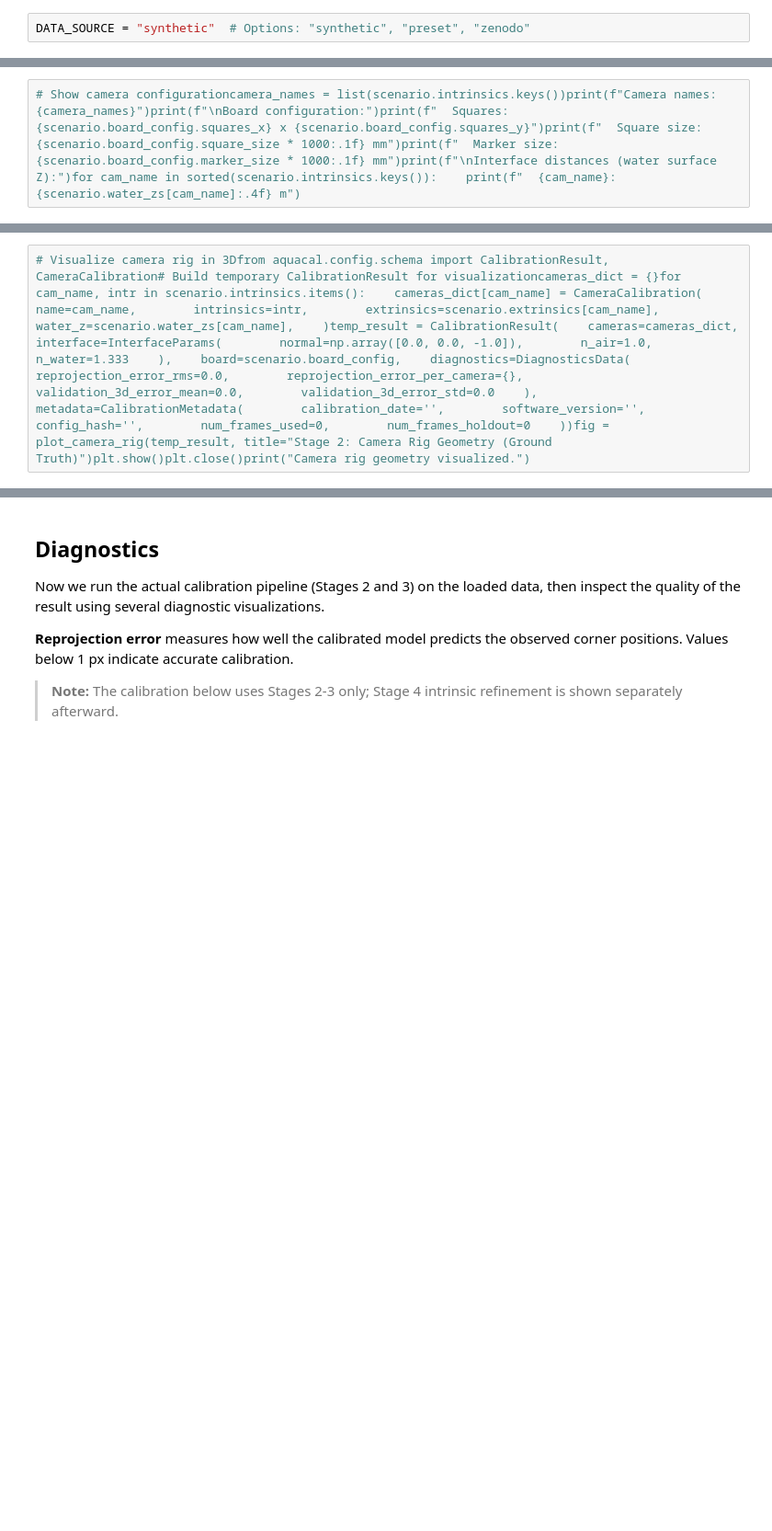
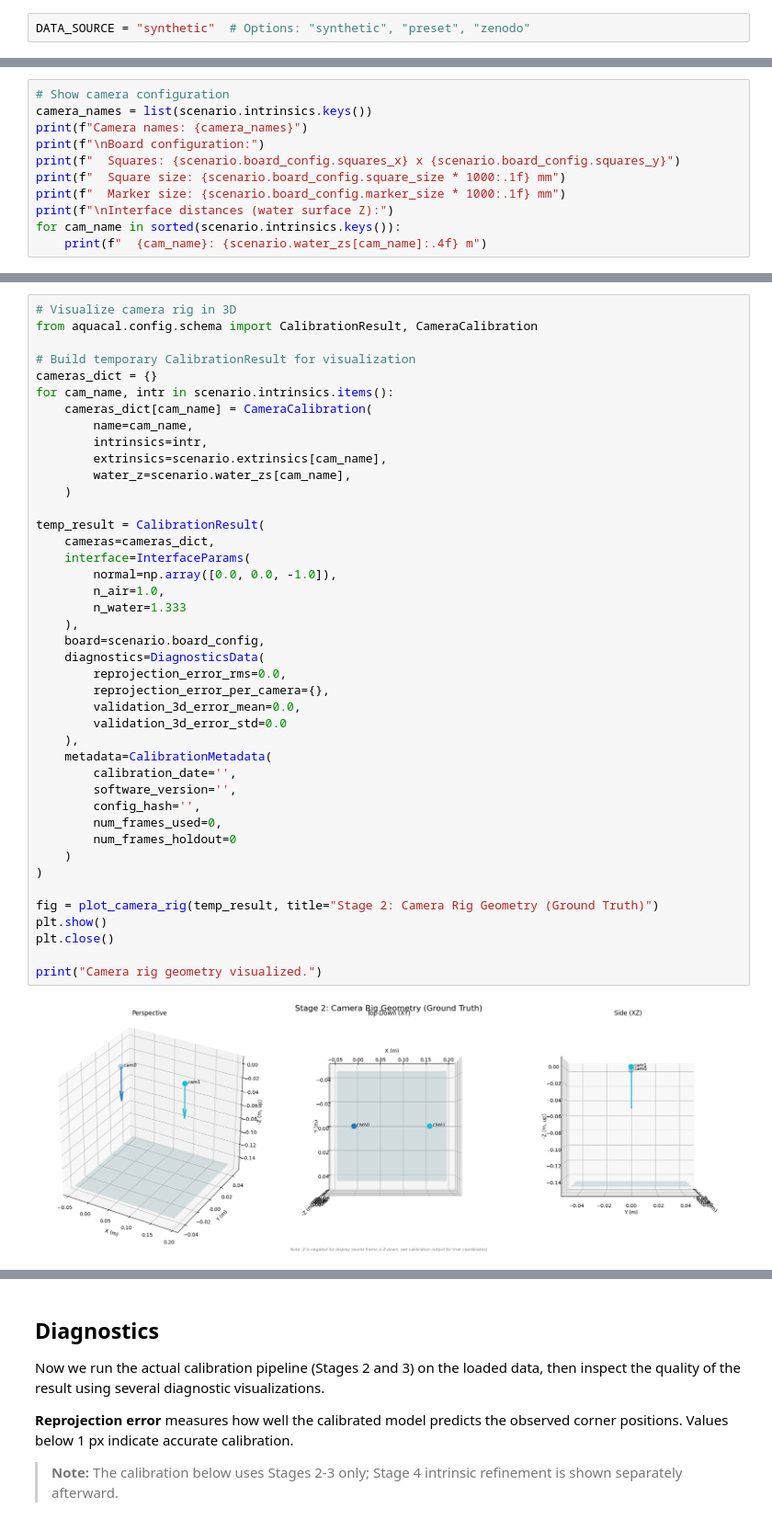
Before and after one commit to tlancaster6/AquaCal, a Jupyter notebook: docs/tutorials/01_full_pipeline.ipynb, the cells around one changed output, grey strips where cells are left out. Shown at 92% size. Drawn from its saved outputs; the diff is of its cells as text; blank space fills up the shorter version.

```diff
--- a/docs/tutorials/01_full_pipeline.ipynb
+++ b/docs/tutorials/01_full_pipeline.ipynb
@@ -17,2 +87,11 @@ if DATA_SOURCE == "synthetic":    # Generate small synthetic rig (2 cameras, 10
 # %%
-# Show camera configurationcamera_names = list(scenario.intrinsics.keys())print(f"Camera names: {camera_names}")print(f"\nBoard configuration:")print(f"  Squares: {scenario.board_config.squares_x} x {scenario.board_config.squares_y}")print(f"  Square size: {scenario.board_config.square_size * 1000:.1f} mm")print(f"  Marker size: {scenario.board_config.marker_size * 1000:.1f} mm")print(f"\nInterface distances (water surface Z):")for cam_name in sorted(scenario.intrinsics.keys()):    print(f"  {cam_name}: {scenario.water_zs[cam_name]:.4f} m")
+# Show camera configuration
+camera_names = list(scenario.intrinsics.keys())
+print(f"Camera names: {camera_names}")
+print(f"\nBoard configuration:")
+print(f"  Squares: {scenario.board_config.squares_x} x {scenario.board_config.squares_y}")
+print(f"  Square size: {scenario.board_config.square_size * 1000:.1f} mm")
+print(f"  Marker size: {scenario.board_config.marker_size * 1000:.1f} mm")
+print(f"\nInterface distances (water surface Z):")
+for cam_name in sorted(scenario.intrinsics.keys()):
+    print(f"  {cam_name}: {scenario.water_zs[cam_name]:.4f} m")
@@ -25,2 +160,44 @@ if DATA_SOURCE == "synthetic":    # Generate small synthetic rig (2 cameras, 10
 # %%
-# Visualize camera rig in 3Dfrom aquacal.config.schema import CalibrationResult, CameraCalibration# Build temporary CalibrationResult for visualizationcameras_dict = {}for cam_name, intr in scenario.intrinsics.items():    cameras_dict[cam_name] = CameraCalibration(        name=cam_name,        intrinsics=intr,        extrinsics=scenario.extrinsics[cam_name],        water_z=scenario.water_zs[cam_name],    )temp_result = CalibrationResult(    cameras=cameras_dict,    interface=InterfaceParams(        normal=np.array([0.0, 0.0, -1.0]),        n_air=1.0,        n_water=1.333    ),    board=scenario.board_config,    diagnostics=DiagnosticsData(        reprojection_error_rms=0.0,        reprojection_error_per_camera={},        validation_3d_error_mean=0.0,        validation_3d_error_std=0.0    ),    metadata=CalibrationMetadata(        calibration_date='',        software_version='',        config_hash='',        num_frames_used=0,        num_frames_holdout=0    ))fig = plot_camera_rig(temp_result, title="Stage 2: Camera Rig Geometry (Ground Truth)")plt.show()plt.close()print("Camera rig geometry visualized.")
+# Visualize camera rig in 3D
+from aquacal.config.schema import CalibrationResult, CameraCalibration
+
+# Build temporary CalibrationResult for visualization
+cameras_dict = {}
+for cam_name, intr in scenario.intrinsics.items():
+    cameras_dict[cam_name] = CameraCalibration(
+        name=cam_name,
+        intrinsics=intr,
+        extrinsics=scenario.extrinsics[cam_name],
+        water_z=scenario.water_zs[cam_name],
+    )
+
+temp_result = CalibrationResult(
+    cameras=cameras_dict,
+    interface=InterfaceParams(
+        normal=np.array([0.0, 0.0, -1.0]),
+        n_air=1.0,
+        n_water=1.333
+    ),
+    board=scenario.board_config,
+    diagnostics=DiagnosticsData(
+        reprojection_error_rms=0.0,
+        reprojection_error_per_camera={},
+        validation_3d_error_mean=0.0,
+        validation_3d_error_std=0.0
+    ),
+    metadata=CalibrationMetadata(
+        calibration_date='',
+        software_version='',
+        config_hash='',
+        num_frames_used=0,
+        num_frames_holdout=0
+    )
+)
+
+fig = plot_camera_rig(temp_result, title="Stage 2: Camera Rig Geometry (Ground Truth)")
+plt.show()
+plt.close()
+
+print("Camera rig geometry visualized.")
+# %% [output]
+[figure, added]
```
Also changed, not shown: parts of 14 cells of this notebook, 2 other files.
